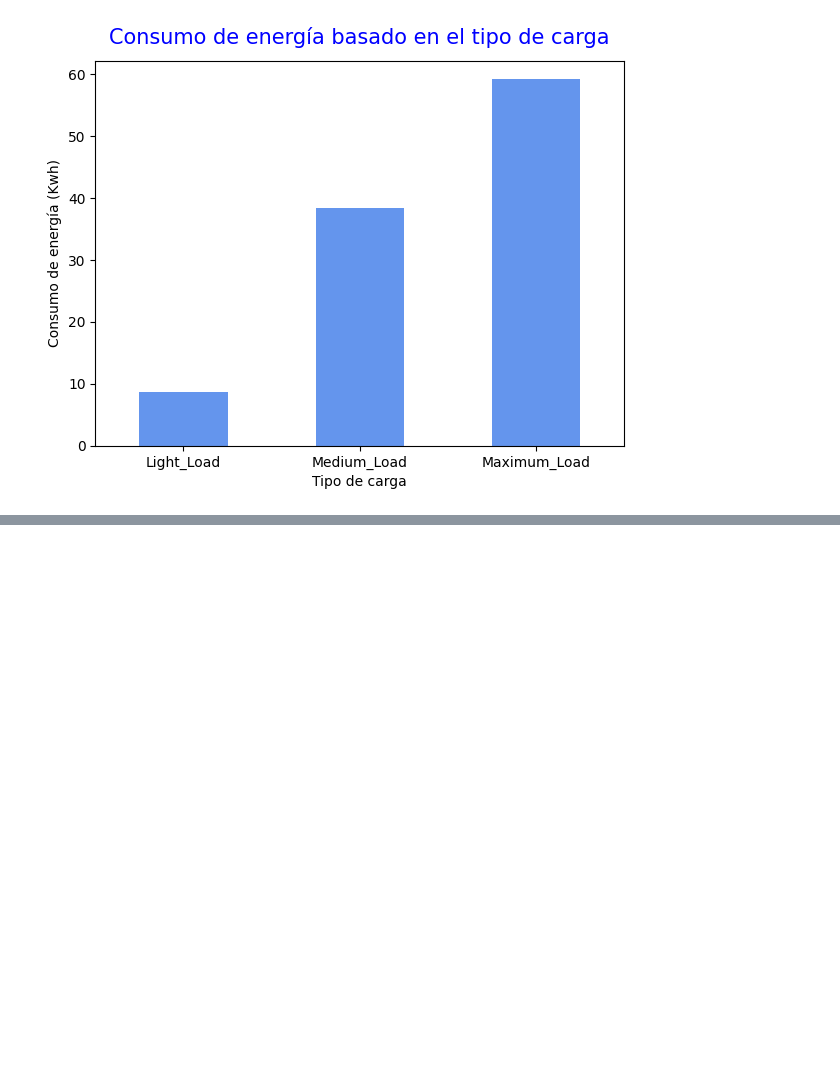
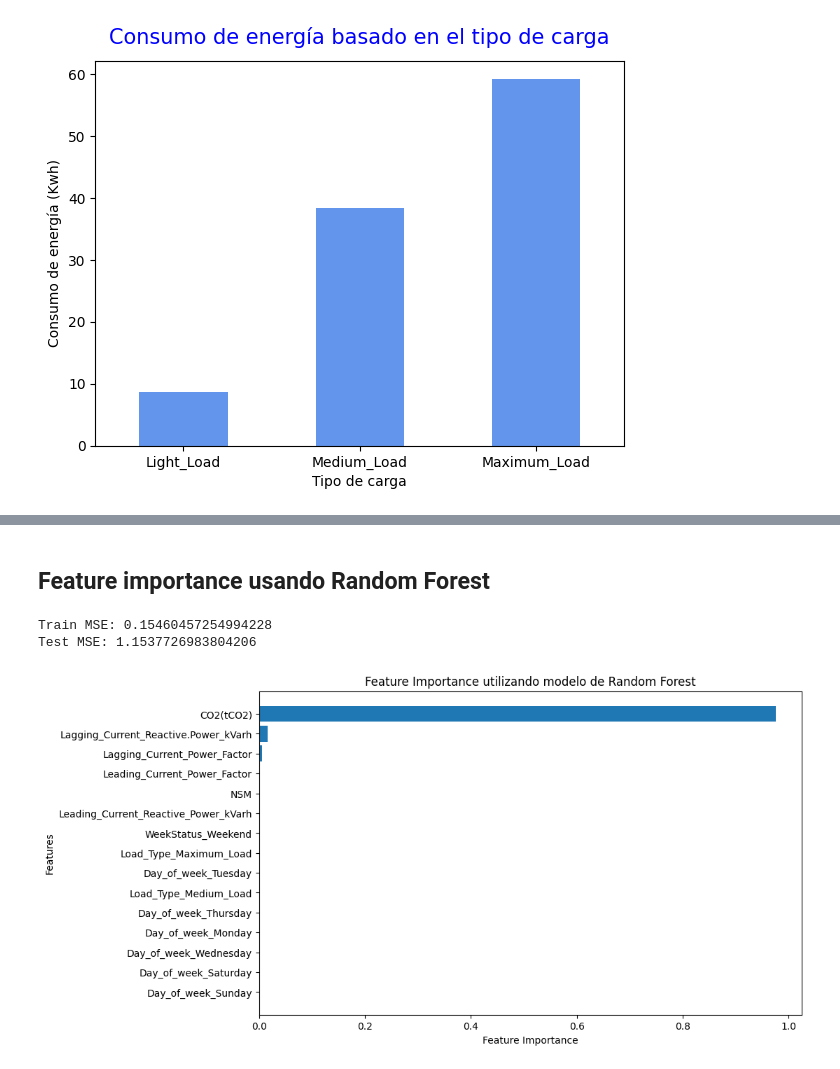
Before and after one commit to luis-huacho/INF648-Proy-Curso-2024-01, a Jupyter notebook: Graficos_Steel_Plant.ipynb, the cells around one changed output, grey strips where cells are left out. Saved outputs shown, nothing was run; the diff lists cells and outputs as text; code cells hidden in the pictures; blank space fills up the shorter version.

```diff
--- a/Graficos_Steel_Plant.ipynb
+++ b/Graficos_Steel_Plant.ipynb
@@ -227,0 +291,52 @@ Passing `palette` without assigning `hue` is deprecated and will be removed in v
+# %% [markdown]
+## Feature importance usando Random Forest
+# %%
+# Manejo de la información copia de los datos
+datos_acero_4 = datos_acero.copy()
+datos_acero_4 = datos_acero_4.drop('date', axis=1)
+datos_acero_4 = datos_acero_4.dropna()
+
+# Realizar "one hot encoding" de las variables categóricas
+datos_acero_4 = pd.get_dummies(datos_acero_4, columns=['WeekStatus', 'Day_of_week', 'Load_Type'], drop_first=True)
+
+# Definir las variables dependientes e independientes, no es necesario estandarizar, puesto que es random forest
+X = datos_acero_4.drop('Usage_kWh', axis=1)
+y = datos_acero_4['Usage_kWh']
+
+# Generar conjuntos de datos de entrenamiento y de validación
+X_train, X_test, y_train, y_test = train_test_split(X, y, test_size=0.2, random_state=42)
+
+# Train a Random Forest regression model
+rf = RandomForestRegressor(n_estimators=100, random_state=42)
+rf.fit(X_train, y_train)
+
+# Evaluar el modelo
+y_train_pred = rf.predict(X_train)
+y_test_pred = rf.predict(X_test)
+train_mse = mean_squared_error(y_train, y_train_pred)
+test_mse = mean_squared_error(y_test, y_test_pred)
+
+print(f'Train MSE: {train_mse}')
+print(f'Test MSE: {test_mse}')
+
+# Recopilar la significancia de las características (features)
+feature_importance = rf.feature_importances_
+feature_names = X.columns
+
+# Ordenar
+sorted_idx = np.argsort(feature_importance)[::-1]
+sorted_feature_names = feature_names[sorted_idx]
+sorted_feature_importance = feature_importance[sorted_idx]
+
+# Graficar la feature importance
+plt.figure(figsize=(10, 6))
+plt.barh(sorted_feature_names, sorted_feature_importance)
+plt.xlabel('Feature Importance')
+plt.ylabel('Features')
+plt.title('Feature Importance utilizando modelo de Random Forest')
+plt.gca().invert_yaxis()  # Feature más importante arriba
+plt.show()
+# %% [output]
+Train MSE: 0.15460457254994228
+Test MSE: 1.1537726983804206
+[figure, added]
```
Also changed, not shown: parts of 6 cells of this notebook.
